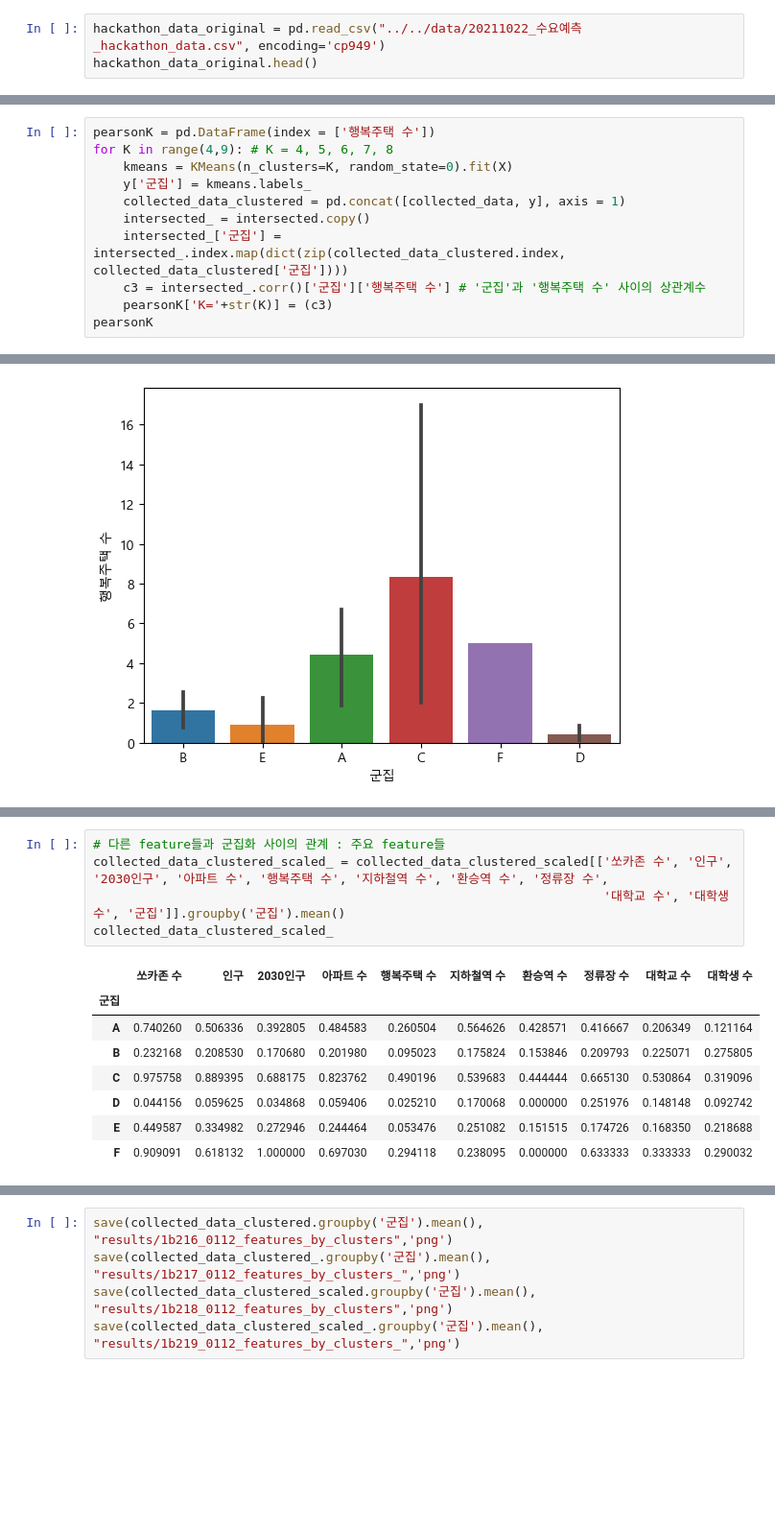
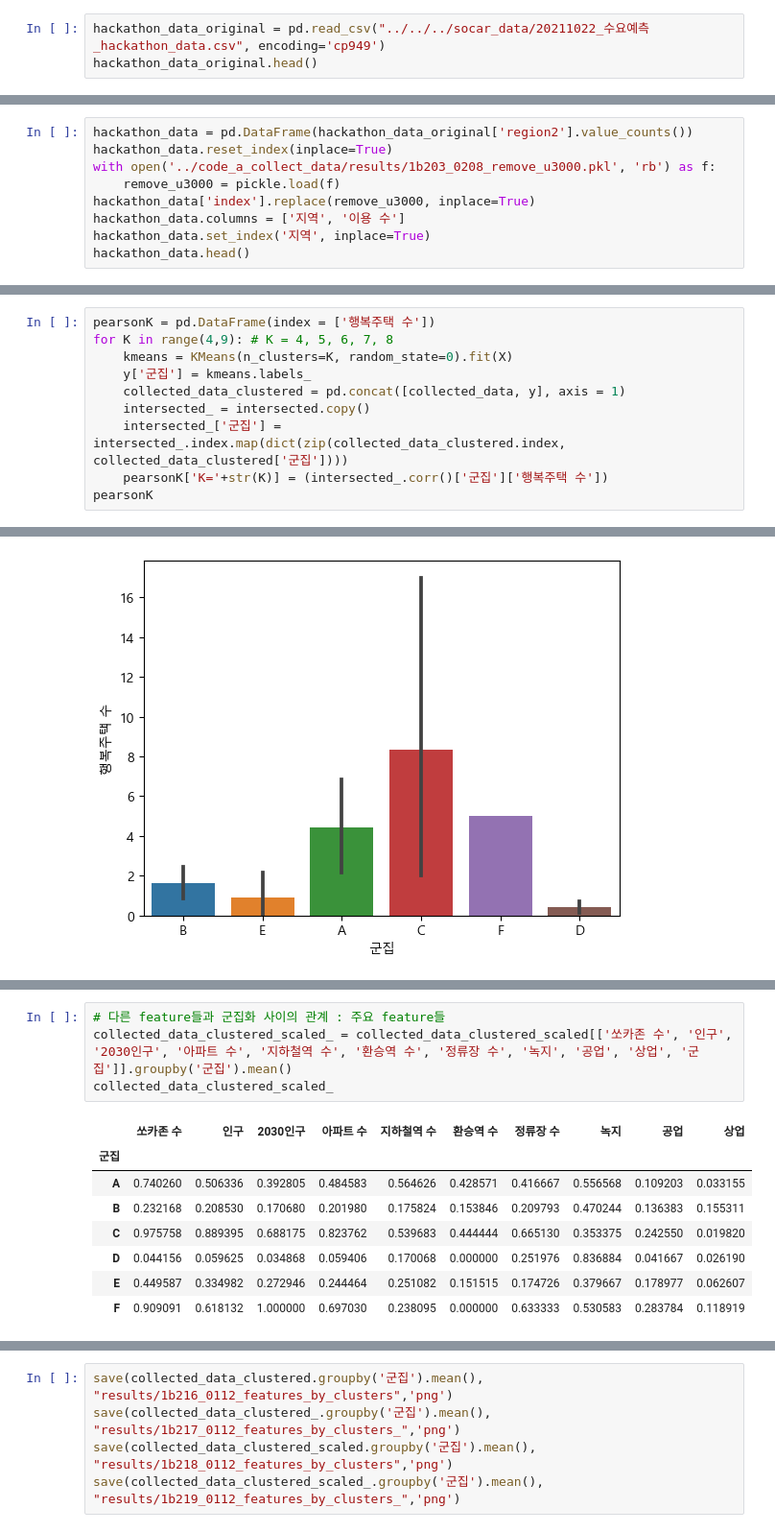
Before and after one commit to govin08/our-socar, a Jupyter notebook: main/code/code_b_clustering/1b202_0113_clustering.ipynb, the cells around one changed output, grey strips where cells are left out. Shown at 96% size. Cells and saved outputs as stored; diff of their text form; blank space fills up the shorter version.

```diff
--- a/main/code/code_b_clustering/1b202_0113_clustering.ipynb
+++ b/main/code/code_b_clustering/1b202_0113_clustering.ipynb
@@ -64,7 +66,7 @@ collected_data.head()
 # collected_data['dumb'] = np.arange(len(collected_data))
 # collected_data
 # %%
-hackathon_data_original = pd.read_csv("../../data/20211022_수요예측_hackathon_data.csv", encoding='cp949')
+hackathon_data_original = pd.read_csv("../../../socar_data/20211022_수요예측_hackathon_data.csv", encoding='cp949')
 hackathon_data_original.head()
 # %% [output]
 |  | region1 | region2 | reservation_return_at | reservation_start_at | age_group | gender | car_model |
@@ -96,0 +78,9 @@ hackathon_data.head()
+# %%
+hackathon_data = pd.DataFrame(hackathon_data_original['region2'].value_counts())
+hackathon_data.reset_index(inplace=True)
+with open('../code_a_collect_data/results/1b203_0208_remove_u3000.pkl', 'rb') as f:
+    remove_u3000 = pickle.load(f)
+hackathon_data['index'].replace(remove_u3000, inplace=True)
+hackathon_data.columns = ['지역', '이용 수']
+hackathon_data.set_index('지역', inplace=True)
+hackathon_data.head()
@@ -190,8 +177,7 @@ for K in range(4,9): # K = 4, 5, 6, 7, 8
     collected_data_clustered = pd.concat([collected_data, y], axis = 1)
     intersected_ = intersected.copy()
     intersected_['군집'] = intersected_.index.map(dict(zip(collected_data_clustered.index, collected_data_clustered['군집'])))
-    c3 = intersected_.corr()['군집']['행복주택 수'] # '군집'과 '행복주택 수' 사이의 상관계수
-    pearsonK['K='+str(K)] = (c3)
+    pearsonK['K='+str(K)] = (intersected_.corr()['군집']['행복주택 수'])
 pearsonK
 # %% [output]
 |  | K=4 | K=5 | K=6 | K=7 | K=8 |
@@ -354,14 +347,13 @@ collected_data_clustered_scaled.groupby('군집').mean()
 # %%
 # 다른 feature들과 군집화 사이의 관계 : 주요 feature들
-collected_data_clustered_scaled_ = collected_data_clustered_scaled[['쏘카존 수', '인구', '2030인구', '아파트 수', '행복주택 수', '지하철역 수', '환승역 수', '정류장 수',
-                                                                    '대학교 수', '대학생 수', '군집']].groupby('군집').mean()
+collected_data_clustered_scaled_ = collected_data_clustered_scaled[['쏘카존 수', '인구', '2030인구', '아파트 수', '지하철역 수', '환승역 수', '정류장 수', '녹지', '공업', '상업', '군집']].groupby('군집').mean()
 collected_data_clustered_scaled_
 # %% [output]
-|  | 쏘카존 수 | 인구 | 2030인구 | 아파트 수 | 행복주택 수 | 지하철역 수 | 환승역 수 | 정류장 수 | 대학교 수 | 대학생 수 |
+|  | 쏘카존 수 | 인구 | 2030인구 | 아파트 수 | 지하철역 수 | 환승역 수 | 정류장 수 | 녹지 | 공업 | 상업 |
 | 군집 |  |  |  |  |  |  |  |  |  |  |
-| A | 0.740260 | 0.506336 | 0.392805 | 0.484583 | 0.260504 | 0.564626 | 0.428571 | 0.416667 | 0.206349 | 0.121164 |
-| B | 0.232168 | 0.208530 | 0.170680 | 0.201980 | 0.095023 | 0.175824 | 0.153846 | 0.209793 | 0.225071 | 0.275805 |
-| C | 0.975758 | 0.889395 | 0.688175 | 0.823762 | 0.490196 | 0.539683 | 0.444444 | 0.665130 | 0.530864 | 0.319096 |
-| D | 0.044156 | 0.059625 | 0.034868 | 0.059406 | 0.025210 | 0.170068 | 0.000000 | 0.251976 | 0.148148 | 0.092742 |
-| E | 0.449587 | 0.334982 | 0.272946 | 0.244464 | 0.053476 | 0.251082 | 0.151515 | 0.174726 | 0.168350 | 0.218688 |
-| F | 0.909091 | 0.618132 | 1.000000 | 0.697030 | 0.294118 | 0.238095 | 0.000000 | 0.633333 | 0.333333 | 0.290032 |
+| A | 0.740260 | 0.506336 | 0.392805 | 0.484583 | 0.564626 | 0.428571 | 0.416667 | 0.556568 | 0.109203 | 0.033155 |
+| B | 0.232168 | 0.208530 | 0.170680 | 0.201980 | 0.175824 | 0.153846 | 0.209793 | 0.470244 | 0.136383 | 0.155311 |
+| C | 0.975758 | 0.889395 | 0.688175 | 0.823762 | 0.539683 | 0.444444 | 0.665130 | 0.353375 | 0.242550 | 0.019820 |
+| D | 0.044156 | 0.059625 | 0.034868 | 0.059406 | 0.170068 | 0.000000 | 0.251976 | 0.836884 | 0.041667 | 0.026190 |
+| E | 0.449587 | 0.334982 | 0.272946 | 0.244464 | 0.251082 | 0.151515 | 0.174726 | 0.379667 | 0.178977 | 0.062607 |
+| F | 0.909091 | 0.618132 | 1.000000 | 0.697030 | 0.238095 | 0.000000 | 0.633333 | 0.530583 | 0.283784 | 0.118919 |
```
Also changed, not shown: parts of 20 cells of this notebook, 40 other files.
